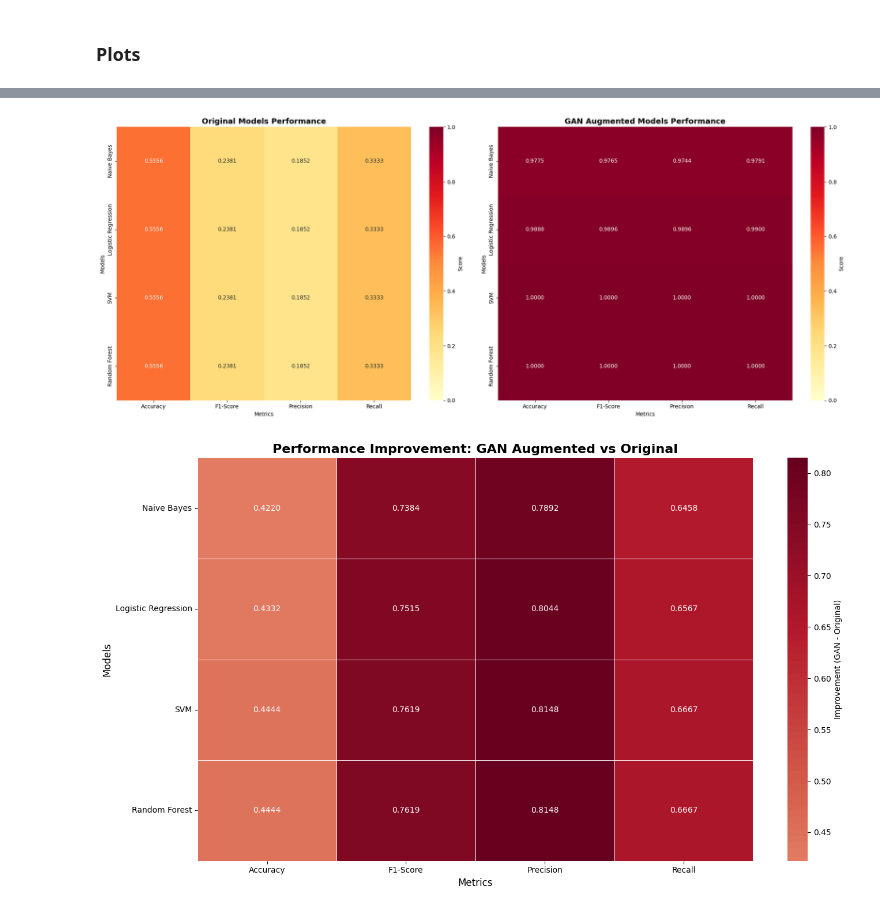
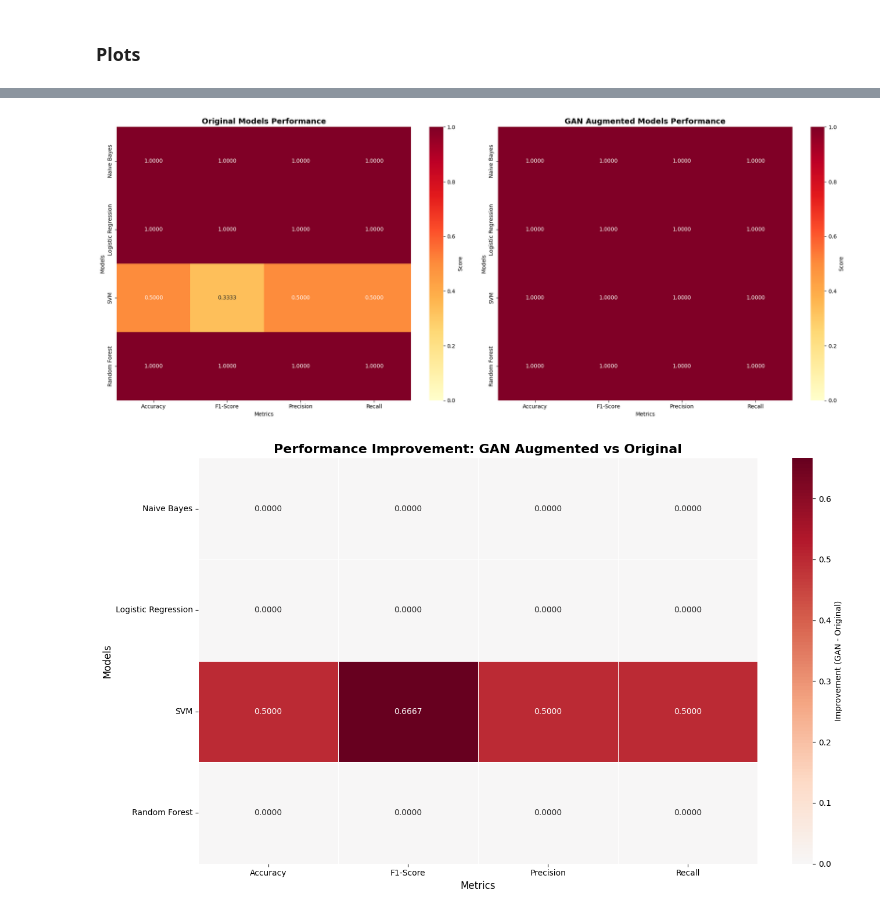
Before and after one commit to Gabrielgermanoo/MindVid_Research, a Jupyter notebook: Notebooks/Tokening.ipynb, the cells around one changed output, grey strips where cells are left out. Cells and saved outputs as stored; diff of their text form; code cells hidden in the pictures.

Commit message:
fix: adds updated results for PIBIC
Signed-off-by: Gabriel Germano <gabriel.germano@edge.ufal.br>

```diff
--- a/Notebooks/Tokening.ipynb
+++ b/Notebooks/Tokening.ipynb
@@ -2634,7 +2692,7 @@ for class_id, generator in generators.items():
     target_count = max(100, original_count * 3)  # Pelo menos 100 ou 3x o original
 
     synthetic_embeddings = generate_synthetic_embeddings(
-        generator, num_samples=target_count
+        generator, num_samples=target_count, noise_dim=300
     )
 
     synthetic_embeddings_by_class[class_id] = synthetic_embeddings
@@ -2878,18 +2914,18 @@ def test_model_performance_gan(data, title, k=5):
 
     # Modelos
     models = {
-        "Naive Bayes": MultinomialNB(alpha=10.0),
+        "Naive Bayes": MultinomialNB(alpha=70.0),
         "Logistic Regression": LogisticRegression(
             penalty="l2", C=0.1, max_iter=1000, random_state=42
         ),
         "SVM": SVC(kernel="linear", C=0.1, class_weight="balanced", random_state=42),
         "Random Forest": RandomForestClassifier(
-            n_estimators=100,
+            n_estimators=75,
             max_depth= 15,
             class_weight="balanced",
             max_features="sqrt",
             min_samples_split=10,
-            min_samples_leaf=5,
+            min_samples_leaf=8,
             random_state=42,
         ),
     }
@@ -3155,7 +3191,7 @@ model_labels = []
 for model in models:
     row = []
     for metric in ["accuracy", "f1", "precision", "recall"]:
-        row.append(results_original_gan[model][metric])
+        row.append(max(results_original_gan[model][metric]))
     heatmap_data.append(row)
     model_labels.append(f"{model} (Original)")
 
@@ -3163,7 +3199,7 @@ for model in models:
 for model in models:
     row = []
     for metric in ["accuracy", "f1", "precision", "recall"]:
-        row.append(results_gan_augmented[model][metric])
+        row.append(max(results_gan_augmented[model][metric]))
     heatmap_data.append(row)
     model_labels.append(f"{model} (GAN)")
 
@@ -3204,7 +3249,7 @@ original_data = []
 for model in models:
     row = []
     for metric in ['accuracy', 'f1', 'precision', 'recall']:
-        row.append(results_original_gan[model][metric])
+        row.append(max(results_original_gan[model][metric]))
     original_data.append(row)
 
 original_df = pd.DataFrame(original_data, index=models, columns=['Accuracy', 'F1-Score', 'Precision', 'Recall'])
@@ -3227,7 +3272,7 @@ gan_data = []
 for model in models:
     row = []
     for metric in ['accuracy', 'f1', 'precision', 'recall']:
-        row.append(results_gan_augmented[model][metric])
+        row.append(max(results_gan_augmented[model][metric]))
     gan_data.append(row)
 
 gan_df = pd.DataFrame(gan_data, index=models, columns=['Accuracy', 'F1-Score', 'Precision', 'Recall'])
@@ -3249,38 +3294,38 @@ ax2.set_ylabel('Models')
 plt.tight_layout()
 plt.show()
 # %% [output]
-[figure, old version]
+[figure, new version]
 # %%
 plt.figure(figsize=(14, 8))
 
 difference_data = []
 for model in models:
     row = []
     for metric in ['accuracy', 'f1', 'precision', 'recall']:
-        original_val = results_original_gan[model][metric]
-        gan_val = results_gan_augmented[model][metric]
+        original_val = max(results_original_gan[model][metric])
+        gan_val = max(results_gan_augmented[model][metric])
         difference = gan_val - original_val
         row.append(difference)
     difference_data.append(row)
 
 difference_df = pd.DataFrame(difference_data, index=models, columns=['Accuracy', 'F1-Score', 'Precision', 'Recall'])
 
 sns.heatmap(
     difference_df,
     annot=True,
     fmt='.4f',
     cmap='RdBu_r',
     center=0,
     cbar_kws={'label': 'Improvement (GAN - Original)'},
     linewidths=0.5
 )
 
 plt.title('Performance Improvement: GAN Augmented vs Original', fontsize=16, fontweight='bold')
 plt.xlabel('Metrics', fontsize=12)
 plt.ylabel('Models', fontsize=12)
 plt.xticks(rotation=0)
 plt.yticks(rotation=0)
 plt.tight_layout()
 plt.show()
 # %% [output]
-[figure, old version]
+[figure, new version]
```
Also changed, not shown: parts of 24 cells of this notebook, 28 other files.
